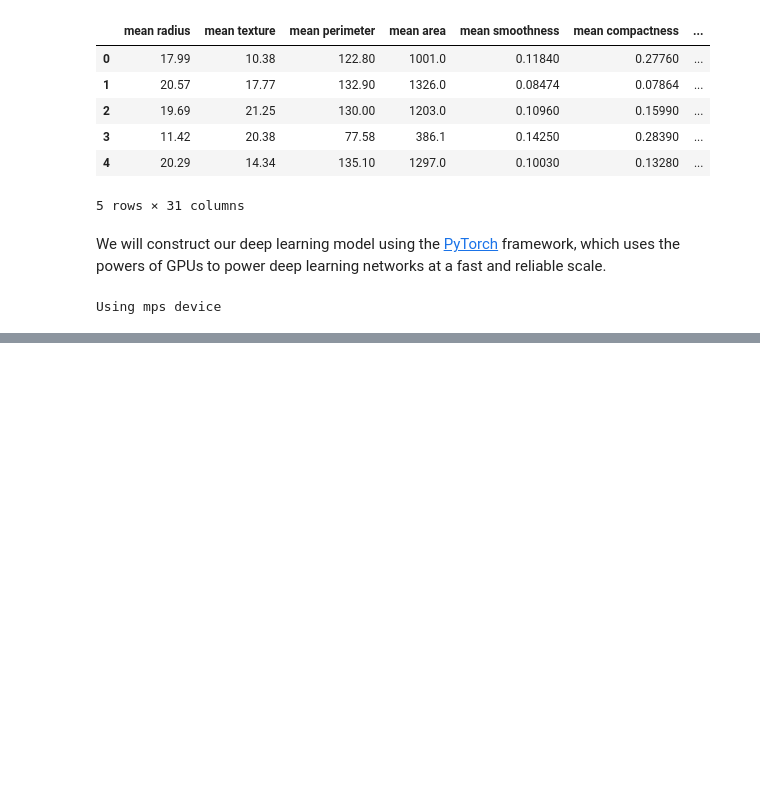
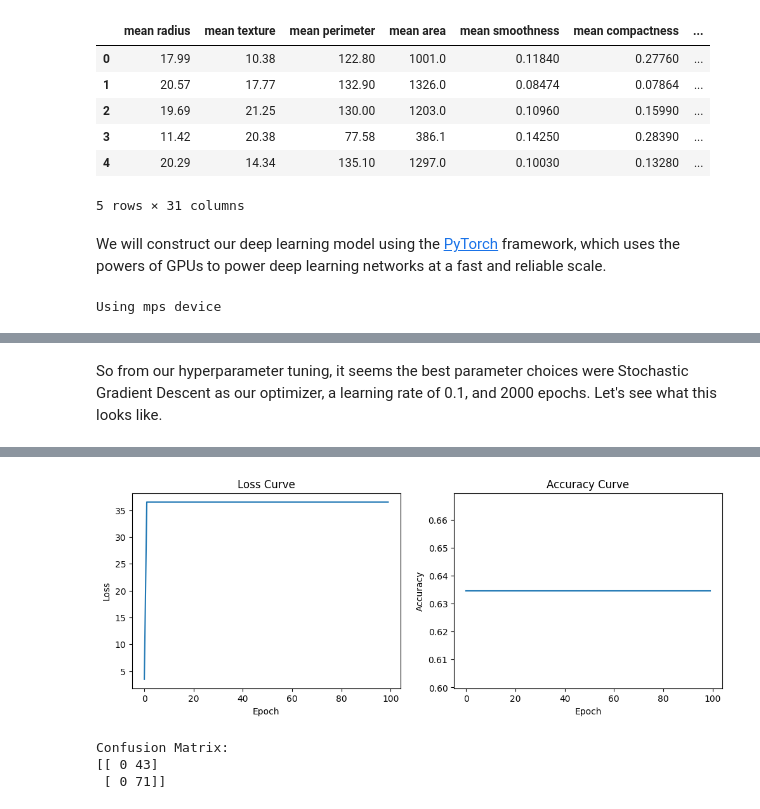
Before and after one commit to awesomecosmos/CS672-Deep-Learning, a Jupyter notebook: Project 2/project2.ipynb, the cells around one changed output, grey strips where cells are left out. Drawn from its saved outputs; the diff is of its cells as text; code cells hidden in the pictures; blank space fills up the shorter version.

```diff
--- a/Project 2/project2.ipynb
+++ b/Project 2/project2.ipynb
@@ -486 +484,6 @@ Best Hyperparameters: {'optimizer_choice': 'sgd', 'learning_rate': 0.1, 'num_epo
 Best Accuracy on Test Set: 0.6228
+# %% [markdown]
+So from our hyperparameter tuning, it seems the best parameter choices were Stochastic Gradient Descent as our optimizer, a learning rate of 0.1, and 2000 epochs. Let's see what this looks like.
+# %%
+pipeline(X_train, y_train, X_test, y_test, 'sgd', 0.1)
+# %% [output]
@@ -486,0 +492,4 @@ Best Accuracy on Test Set: 0.6228
+[figure, added]
+Confusion Matrix:
+[[ 0 43]
+ [ 0 71]]
```
Also changed, not shown: parts of 10 cells of this notebook.
